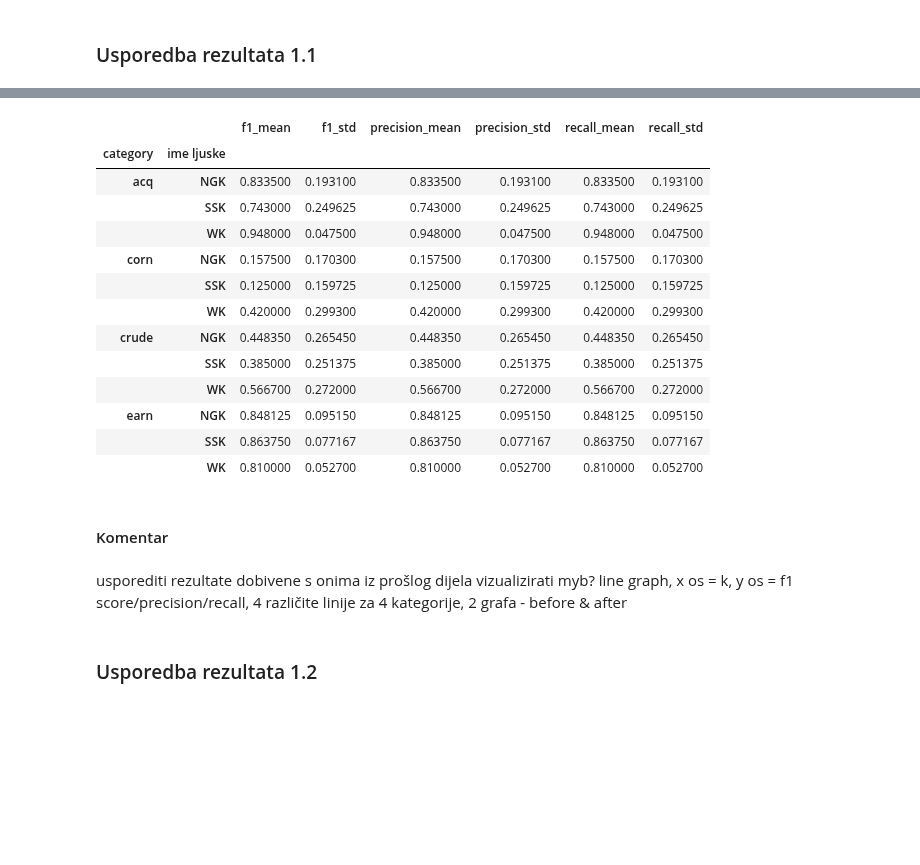
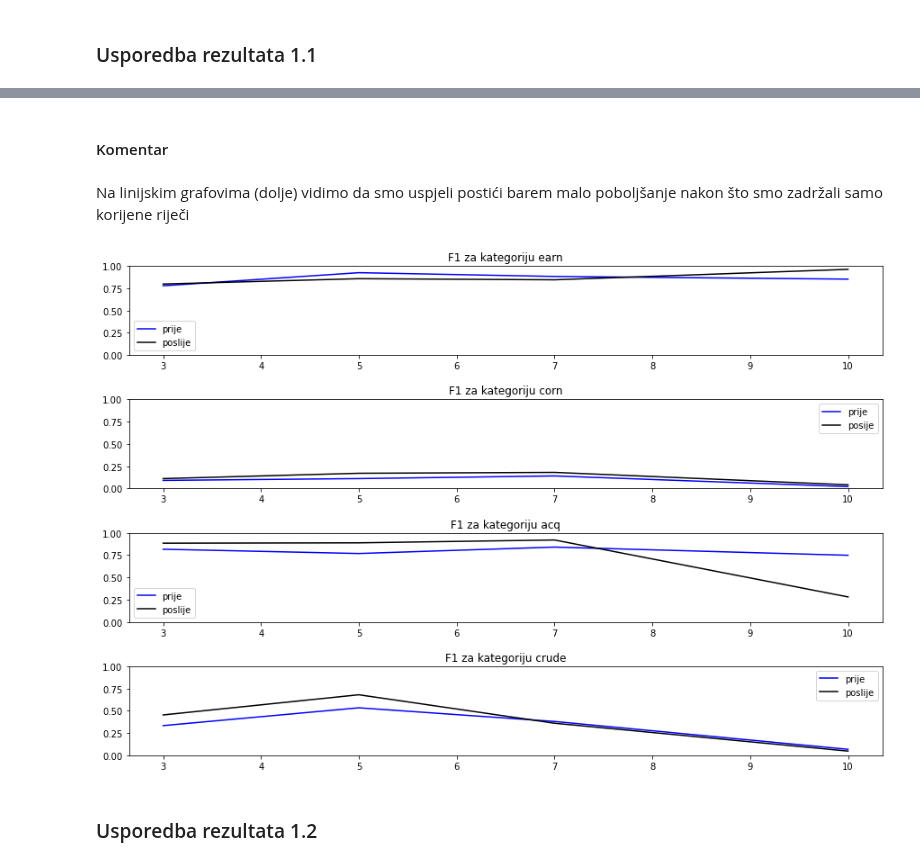
Before and after one commit to majajuric/UUZOP-Text-Classification-using-String-Kernels, a Jupyter notebook: Poboljšanje rezultata.ipynb, the cells around one changed output, grey strips where cells are left out. Drawn from its saved outputs; the diff is of its cells as text; code cells hidden in the pictures; blank space fills up the shorter version.

```diff
--- a/Poboljšanje rezultata.ipynb
+++ b/Poboljšanje rezultata.ipynb
@@ -456,26 +462,7 @@ display(rezultat)
 |  |  |  | 7 | 0.1800 | 0.2676 | 0.1800 | 0.2676 | 0.1800 | ... |
 |  |  |  | 10 | 0.0400 | 0.0490 | 0.0400 | 0.0490 | 0.0400 | ... |
 |  |  | WK | 0 | 0.4200 | 0.2993 | 0.4200 | 0.2993 | 0.4200 | ... |
-# %%
-grupirano = rezultat.groupby(["category", "ime ljuske"]).mean()
-display(grupirano)
-# %% [output]
-|  |  | f1_mean | f1_std | precision_mean | precision_std | recall_mean | recall_std |
-| category | ime ljuske |  |  |  |  |  |  |
-| acq | NGK | 0.833500 | 0.193100 | 0.833500 | 0.193100 | 0.833500 | 0.193100 |
-|  | SSK | 0.743000 | 0.249625 | 0.743000 | 0.249625 | 0.743000 | 0.249625 |
-|  | WK | 0.948000 | 0.047500 | 0.948000 | 0.047500 | 0.948000 | 0.047500 |
-| corn | NGK | 0.157500 | 0.170300 | 0.157500 | 0.170300 | 0.157500 | 0.170300 |
-|  | SSK | 0.125000 | 0.159725 | 0.125000 | 0.159725 | 0.125000 | 0.159725 |
-|  | WK | 0.420000 | 0.299300 | 0.420000 | 0.299300 | 0.420000 | 0.299300 |
-| crude | NGK | 0.448350 | 0.265450 | 0.448350 | 0.265450 | 0.448350 | 0.265450 |
-|  | SSK | 0.385000 | 0.251375 | 0.385000 | 0.251375 | 0.385000 | 0.251375 |
-|  | WK | 0.566700 | 0.272000 | 0.566700 | 0.272000 | 0.566700 | 0.272000 |
-| earn | NGK | 0.848125 | 0.095150 | 0.848125 | 0.095150 | 0.848125 | 0.095150 |
-|  | SSK | 0.863750 | 0.077167 | 0.863750 | 0.077167 | 0.863750 | 0.077167 |
-|  | WK | 0.810000 | 0.052700 | 0.810000 | 0.052700 | 0.810000 | 0.052700 |
 # %% [markdown]
 #### Komentar
 # %% [markdown]
-usporediti rezultate dobivene s onima iz prošlog dijela
-vizualizirati myb? line graph, x os = k, y os = f1 score/precision/recall, 4 različite linije za 4 kategorije, 2 grafa - before & after
+Na linijskim grafovima (dolje) vidimo da smo uspjeli postići barem malo poboljšanje nakon što smo zadržali samo korijene riječi
@@ -482,3 +477,39 @@ vizualizirati myb? line graph, x os = k, y os = f1 score/precision/recall, 4 raz
+# %%
+fig, (ax1, ax2, ax3, ax4) = plt.subplots(4, figsize=(15, 10))
+k_range = [3, 5, 7, 10]
+
+rezultat_before = pd.read_csv("my_data/results/varying_sequence_length.csv")
+rezultat_after = pd.read_csv("my_data/results/improvement_varying_sequence_length.csv")
+
+# before
+ax1.plot(k_range, rezultat_before[(rezultat_before.category == 'earn') & (rezultat_before['ime ljuske'] == 'SSK')].f1_mean, color='b', label="prije")
+ax2.plot(k_range, rezultat_before[(rezultat_before.category == 'corn') & (rezultat_before['ime ljuske'] == 'SSK')].f1_mean, color='b', label="prije")
+ax3.plot(k_range, rezultat_before[(rezultat_before.category == 'acq') & (rezultat_before['ime ljuske'] == 'SSK')].f1_mean, color='b', label="prije")
+ax4.plot(k_range, rezultat_before[(rezultat_before.category == 'crude') & (rezultat_before['ime ljuske'] == 'SSK')].f1_mean, color='b', label="prije")
+
+# after
+ax1.plot(k_range, rezultat_after[(rezultat_after.category == 'earn') & (rezultat_after['ime ljuske'] == 'SSK')].f1_mean, color='k', label="poslije")
+ax2.plot(k_range, rezultat_after[(rezultat_after.category == 'corn') & (rezultat_after['ime ljuske'] == 'SSK')].f1_mean, color='k', label="posije")
+ax3.plot(k_range, rezultat_after[(rezultat_after.category == 'acq') & (rezultat_after['ime ljuske'] == 'SSK')].f1_mean, color='k', label="poslije")
+ax4.plot(k_range, rezultat_after[(rezultat_after.category == 'crude') & (rezultat_after['ime ljuske'] == 'SSK')].f1_mean, color='k', label="poslije")
+
+ax1.set_ylim([0, 1])
+ax1.set_title("F1 za kategoriju earn")
+ax1.legend()
+ax2.set_ylim([0, 1])
+ax2.set_title("F1 za kategoriju corn")
+ax2.legend()
+ax3.set_ylim([0, 1])
+ax3.set_title("F1 za kategoriju acq")
+ax3.legend()
+ax4.set_ylim([0, 1])
+ax4.set_title("F1 za kategoriju crude")
+ax4.legend()
+
+fig.subplots_adjust(hspace=0.5)
+plt.show()
+# %% [output]
+[figure, added]
 # %% [markdown]
 ### Usporedba rezultata 1.2
 # %%
```
Also changed, not shown: parts of 14 cells of this notebook, 3 other files.
